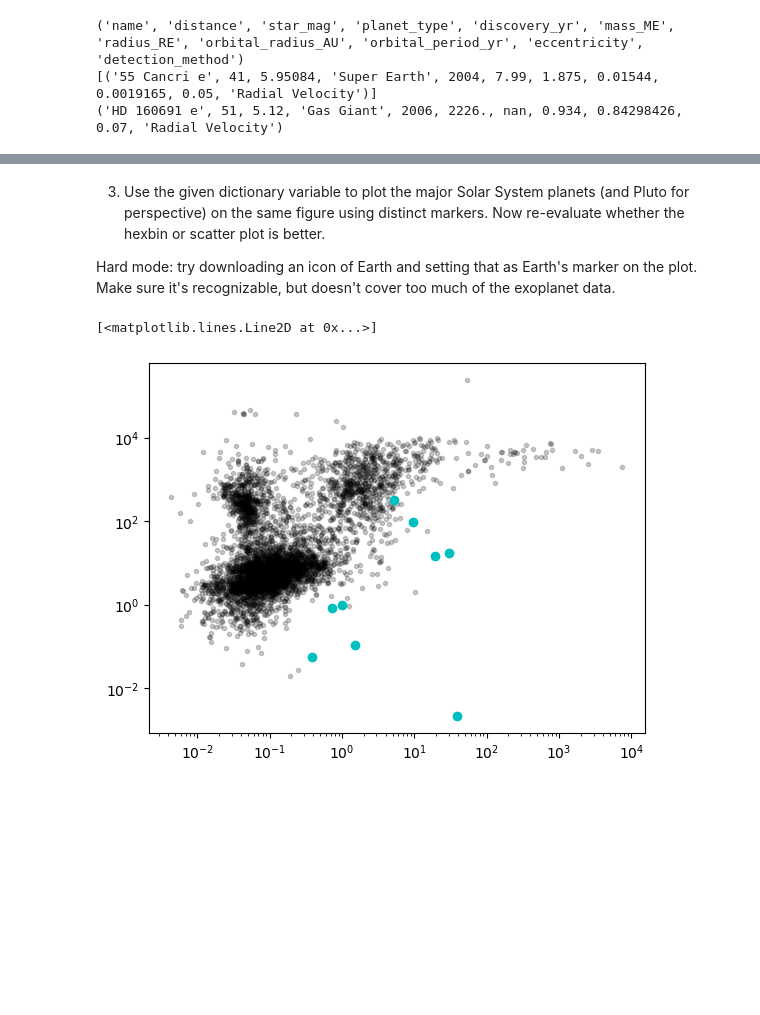
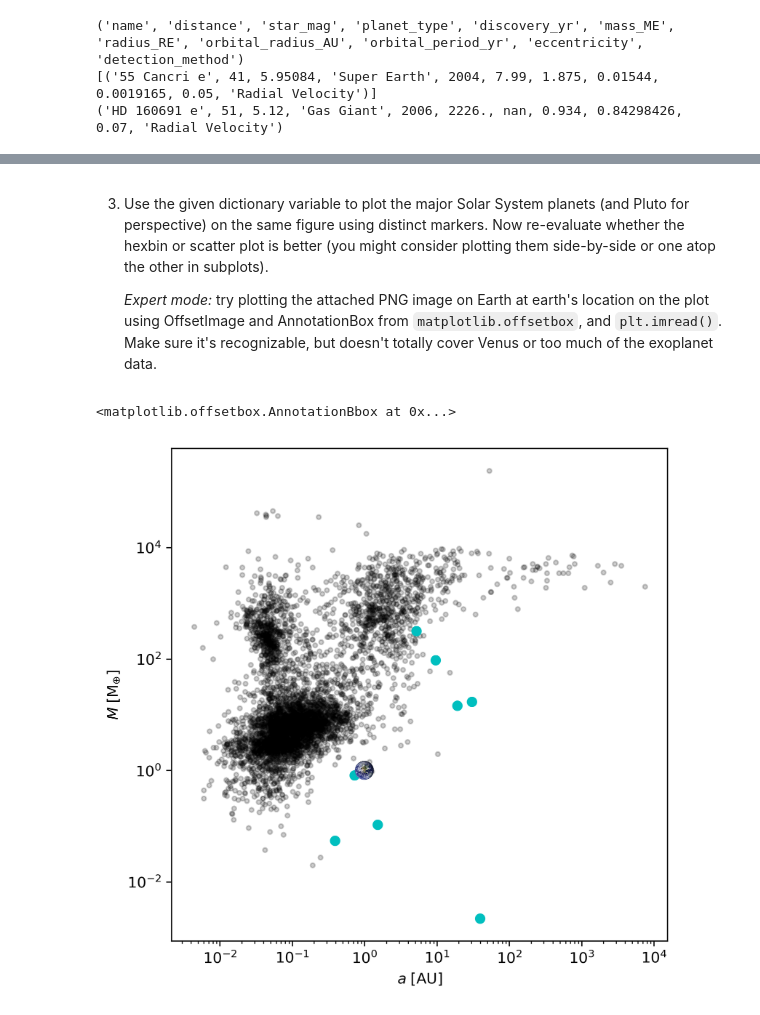
Before and after one commit to rlpitts/Matplotlib4Publication, a Jupyter notebook: MatplotlibTraining-Prob1.ipynb, the cells around one changed output, grey strips where cells are left out. Cells and saved outputs as stored; diff of their text form; code cells hidden in the pictures; blank space fills up the shorter version.

```diff
--- a/MatplotlibTraining-Prob1.ipynb
+++ b/MatplotlibTraining-Prob1.ipynb
@@ -52,7 +66,7 @@ plt.hexbin(exos['orbital_radius_AU'][~np.isnan(exos['mass_ME'])],
 # %% [markdown]
-3. Use the given dictionary variable to plot the major Solar System planets (and Pluto for perspective) on the same figure using distinct markers. Now re-evaluate whether the hexbin or scatter plot is better.
+3. Use the given dictionary variable to plot the major Solar System planets (and Pluto for perspective) on the same figure using distinct markers. Now re-evaluate whether the hexbin or scatter plot is better (you might consider plotting them side-by-side or one atop the other in subplots).
 
-Hard mode: try downloading an icon of Earth and setting that as Earth's marker on the plot. Make sure it's recognizable, but doesn't cover too much of the exoplanet data.
+    *Expert mode:* try plotting the attached PNG image on Earth at earth's location on the plot using OffsetImage and AnnotationBox from `matplotlib.offsetbox`, and `plt.imread()`. Make sure it's recognizable, but doesn't totally cover Venus or too much of the exoplanet data.
 # %%
 solsys = {'name': np.array(['Mercury','Venus','Earth','Mars',
                             'Jupiter','Saturn','Uranus','Neptune','Pluto']),
@@ -64,10 +78,23 @@ solsys = {'name': np.array(['Mercury','Venus','Earth','Mars',
          'orbital_period_yr': np.array([0.241,0.615,1.0,1.88, 11.9,29.4,83.7,163.7, 247.9]),
          'eccentricity': np.array([0.206,0.007,0.017,0.094, 0.049,0.052,0.047,0.010, 0.244])}
 # %%
-plt.loglog(exos['orbital_radius_AU'][~np.isnan(exos['mass_ME'])],
+fig,ax = plt.subplots(dpi=300, figsize=(6,6))
+ax.loglog(exos['orbital_radius_AU'][~np.isnan(exos['mass_ME'])],
            exos['mass_ME'][~np.isnan(exos['mass_ME'])], '.', alpha=0.2, color='k')
-plt.loglog(solsys['orbital_radius_AU'],solsys['mass_ME'],'co')
+ax.loglog(solsys['orbital_radius_AU'],solsys['mass_ME'],'co')
+ax.set_xlabel(r'$a\;[\mathrm{AU}]$')
+ax.set_ylabel(r'$M\;[\mathrm{M}_{\oplus}]$')
+
+icon = plt.imread('Earth.png')
+from matplotlib.offsetbox import OffsetImage, AnnotationBbox
+#The OffsetBox is a simple container artist.
+#The child artists are meant to be drawn at a relative position to its #parent.
+imagebox = OffsetImage(icon, zoom = 0.03)
+#Annotation box for solar pv logo
+#Container for the imagebox referring to a specific position *xy*.
+ab = AnnotationBbox(imagebox, (1., 1.), frameon = False)
+ax.add_artist(ab)
 # %% [output]
-[<matplotlib.lines.Line2D at 0x...>]
+<matplotlib.offsetbox.AnnotationBbox at 0x...>
-[figure, old version]
+[figure, new version]
 # %%
```
Also changed, not shown: parts of 11 cells of this notebook, 1 other file.
